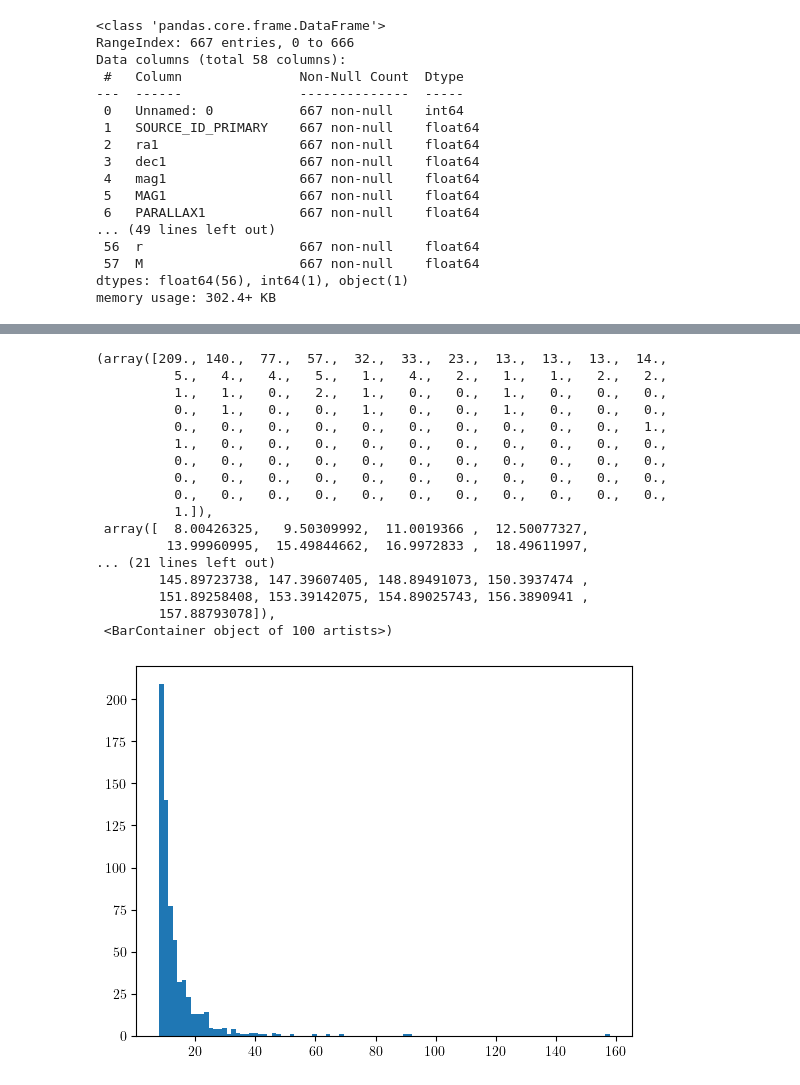
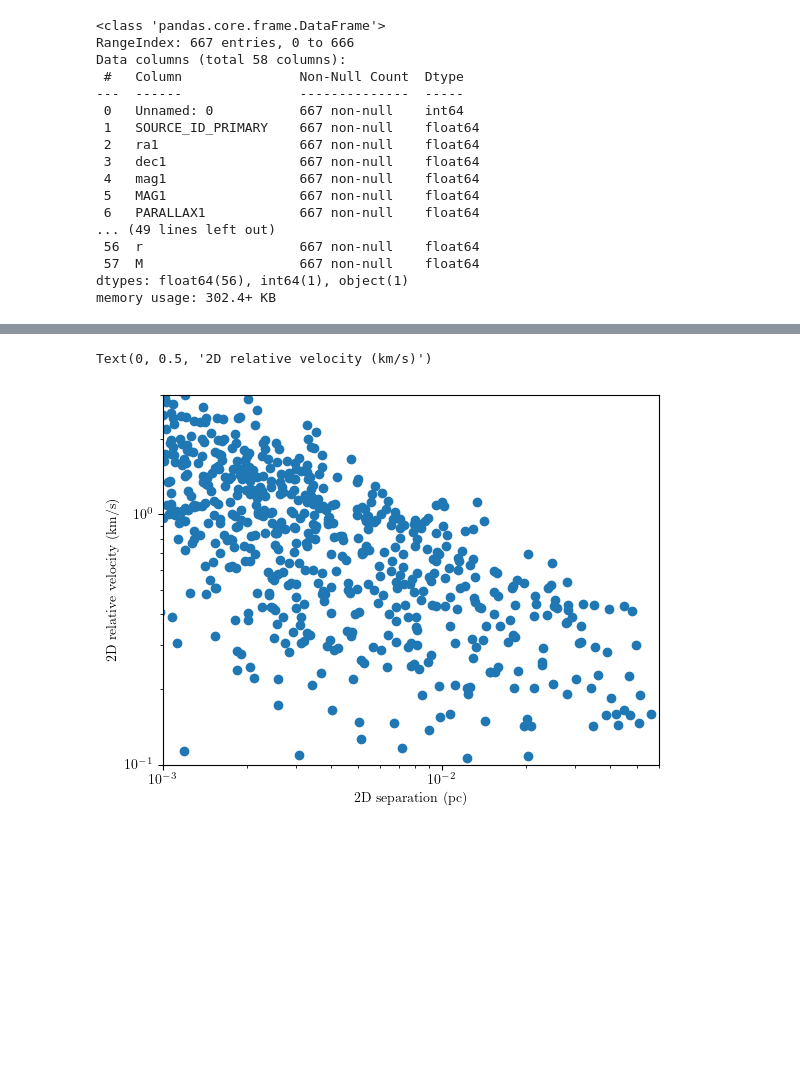
Before and after one commit to aaguayoo/binary-statistics, a Jupyter notebook: python/notebooks/hidden_tertiaries.ipynb, the cells around one changed output, grey strips where cells are left out. Drawn from its saved outputs; the diff is of its cells as text; code cells hidden in the pictures; blank space fills up the shorter version.

```diff
--- a/python/notebooks/hidden_tertiaries.ipynb
+++ b/python/notebooks/hidden_tertiaries.ipynb
@@ -216,21 +239,12 @@ plt.scatter(new_binary_dataframe["PARALLAX1"],new_binary_dataframe["PARALLAX2"])
-# %%
-plt.hist(new_binary_dataframe["PARALLAX1"], bins=100)
-# %% [output]
-(array([209., 140.,  77.,  57.,  32.,  33.,  23.,  13.,  13.,  13.,  14.,
-          5.,   4.,   4.,   5.,   1.,   4.,   2.,   1.,   1.,   2.,   2.,
-          1.,   1.,   0.,   2.,   1.,   0.,   0.,   1.,   0.,   0.,   0.,
-          0.,   1.,   0.,   0.,   1.,   0.,   0.,   1.,   0.,   0.,   0.,
-          0.,   0.,   0.,   0.,   0.,   0.,   0.,   0.,   0.,   0.,   1.,
-          1.,   0.,   0.,   0.,   0.,   0.,   0.,   0.,   0.,   0.,   0.,
-          0.,   0.,   0.,   0.,   0.,   0.,   0.,   0.,   0.,   0.,   0.,
-          0.,   0.,   0.,   0.,   0.,   0.,   0.,   0.,   0.,   0.,   0.,
-          0.,   0.,   0.,   0.,   0.,   0.,   0.,   0.,   0.,   0.,   0.,
-          1.]),
- array([  8.00426325,   9.50309992,  11.0019366 ,  12.50077327,
-         13.99960995,  15.49844662,  16.9972833 ,  18.49611997,
-... (21 lines left out)
-        145.89723738, 147.39607405, 148.89491073, 150.3937474 ,
-        151.89258408, 153.39142075, 154.89025743, 156.3890941 ,
-        157.88793078]),
- <BarContainer object of 100 artists>)
-[figure, removed]
+# %%
+fig, ax = plt.subplots()
+ax.scatter(new_binary_dataframe["r"],new_binary_dataframe["v2Dp_tert"])
+plt.xscale("log")
+plt.yscale("log")
+ax.set_xlim(0.001,0.06)
+ax.set_ylim(0.1,3)
+ax.set_xlabel("2D separation (pc)")
+ax.set_ylabel("2D relative velocity (km/s)")
+# %% [output]
+Text(0, 0.5, '2D relative velocity (km/s)')
+[figure, added]
```
Also changed, not shown: parts of 26 cells of this notebook, 1 other file.
